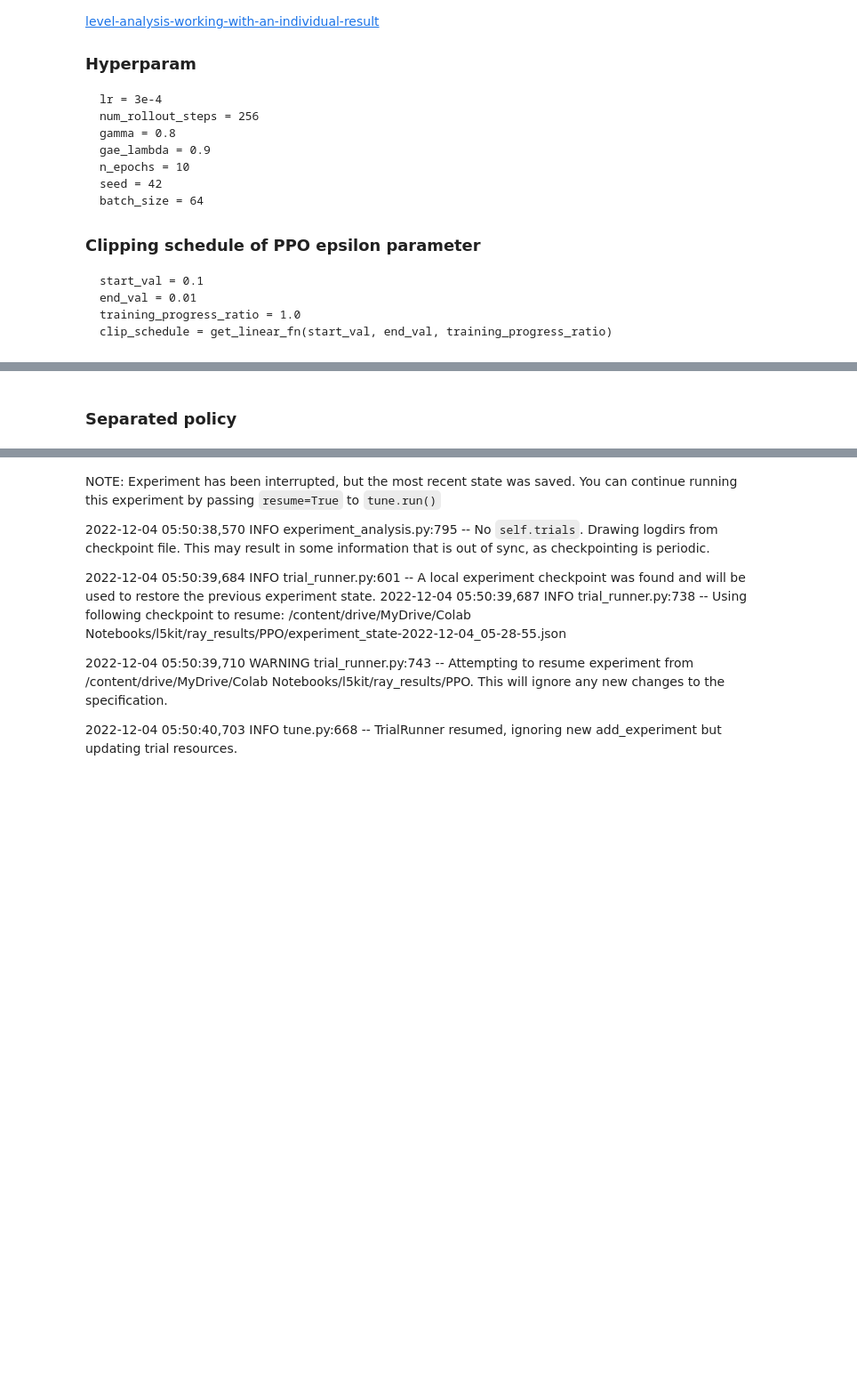
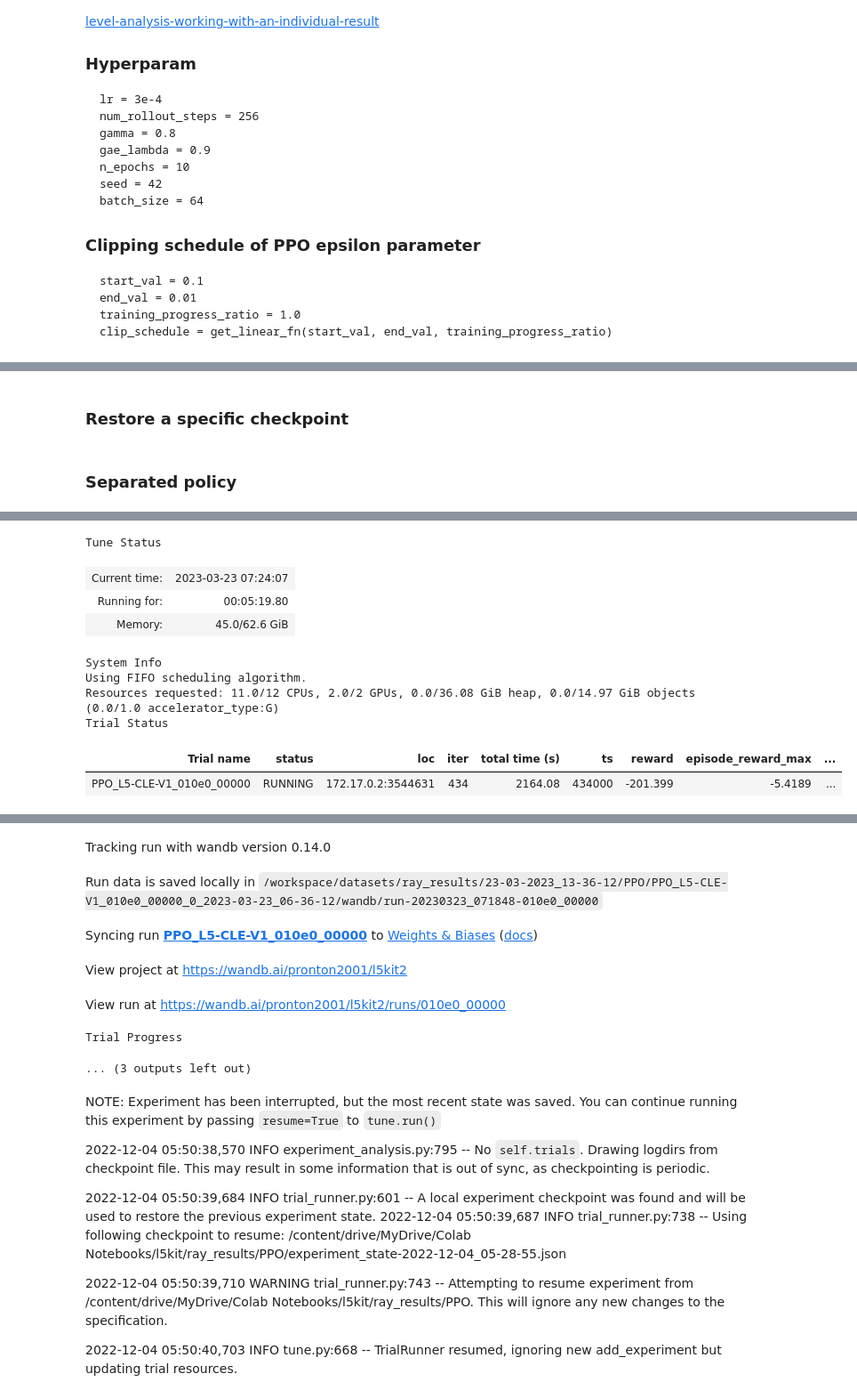
Before and after one commit to Pronton2001/rlhf-car, a Jupyter notebook: rllib_ppo_policy_training.ipynb, the cells around one changed output, grey strips where cells are left out. Shown at 89% size. Saved outputs shown, nothing was run; the diff lists cells and outputs as text; code cells hidden in the pictures; blank space fills up the shorter version.

```diff
--- a/rllib_ppo_policy_training.ipynb
+++ b/rllib_ppo_policy_training.ipynb
@@ -472,4 +369,6 @@ result_grid = tune.Tuner(
         callbacks=[WandbLoggerCallback(project="l5kit2", save_checkpoints=True),],
         ),
     param_space=config_param_space).fit()
+# %% [markdown]
+### Restore a specific checkpoint
 # %%
@@ -597,9 +496,10 @@ result_grid = tune.Tuner(
         ),
     param_space=config_param_space).fit()
 # %%
-ray_result_logdir = '/DATA/l5kit/ray_results'
+ray_result_logdir = '/workspace/datasets/ray_results/23-03-2023_13-36-12/'
 
 tuner = tune.Tuner.restore(
-    path=ray_result_logdir + '/PPO',
+    path=ray_result_logdir + 'PPO',
 )
 tuner.fit()
+# %% [output]
@@ -605,0 +513,10 @@ tuner.fit()
+Tune Status
+| Current time: | 2023-03-23 07:24:07 |
+| Running for: | 00:05:19.80 |
+| Memory: | 45.0/62.6 GiB |
+System Info
+Using FIFO scheduling algorithm.
+Resources requested: 11.0/12 CPUs, 2.0/2 GPUs, 0.0/36.08 GiB heap, 0.0/14.97 GiB objects (0.0/1.0 accelerator_type:G)
+Trial Status
+| Trial name | status | loc | iter | total time (s) | ts | reward | episode_reward_max | ... |
+| PPO_L5-CLE-V1_010e0_00000 | RUNNING | 172.17.0.2:3544631 | 434 | 2164.08 | 434000 | -201.399 | -5.4189 | ... |
@@ -606,3 +524,10 @@ tuner.fit()
+Tracking run with wandb version 0.14.0
+Run data is saved locally in /workspace/datasets/ray_results/23-03-2023_13-36-12/PPO/PPO_L5-CLE-V1_010e0_00000_0_2023-03-23_06-36-12/wandb/run-20230323_071848-010e0_00000
+Syncing run PPO_L5-CLE-V1_010e0_00000 to Weights & Biases (docs)
+View project at https://wandb.ai/pronton2001/l5kit2
+View run at https://wandb.ai/pronton2001/l5kit2/runs/010e0_00000
+Trial Progress
+... (3 outputs left out)
 # %% [markdown]
 NOTE: Experiment has been interrupted, but the most recent state was saved. You can continue running this experiment by passing `resume=True` to `tune.run()`
 
```
Also changed, not shown: parts of 39 cells of this notebook, 11 other files.
